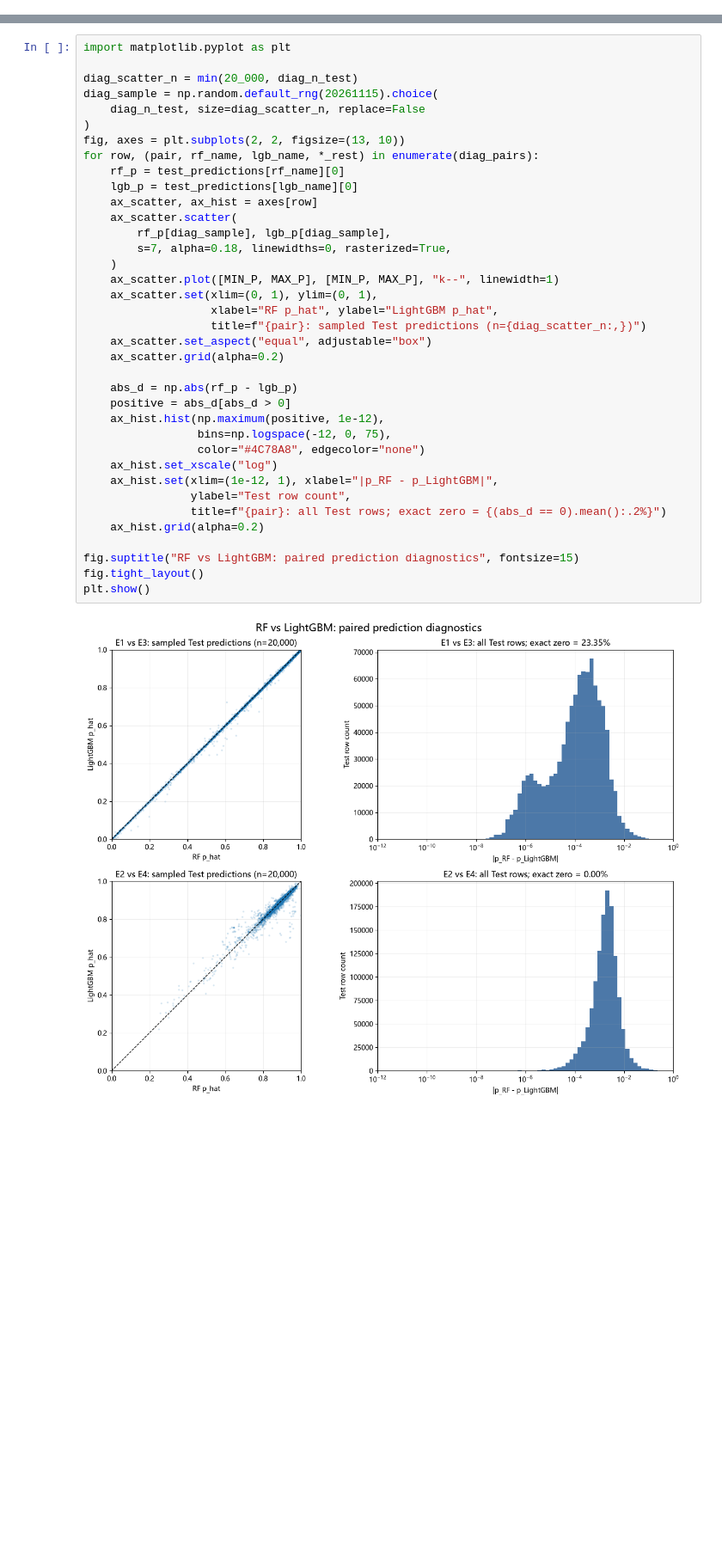
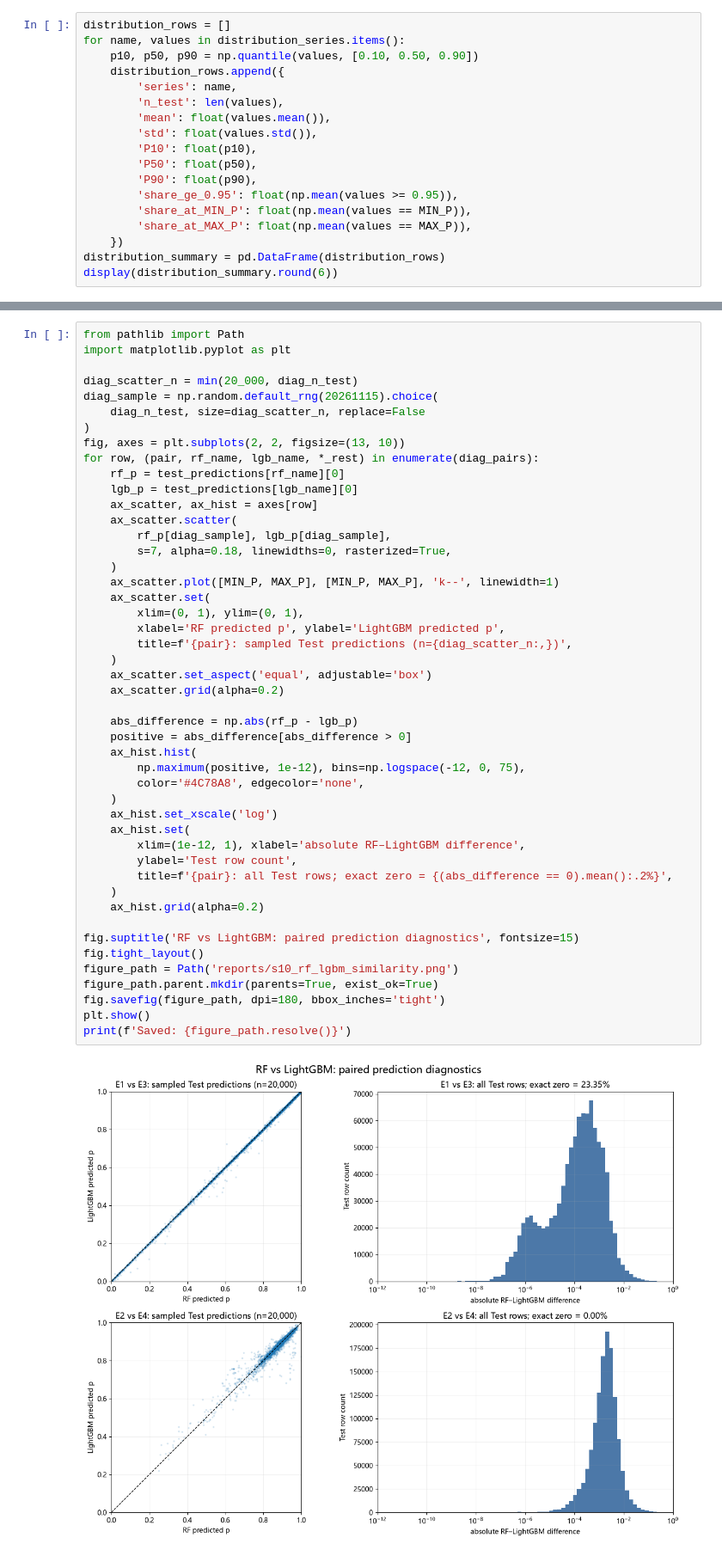
Before and after one commit to Horace564/HLR, a Jupyter notebook: legacy_full_pipeline.ipynb, the cells around one changed output, grey strips where cells are left out. Shown at 86% size. Saved outputs shown, nothing was run; the diff lists cells and outputs as text; blank space fills up the shorter version.

```diff
--- a/legacy_full_pipeline.ipynb
+++ b/legacy_full_pipeline.ipynb
@@ -3303,0 +3866,18 @@ Train mean 只预测 p，半衰期 Spearman 留空。
+# %%
+distribution_rows = []
+for name, values in distribution_series.items():
+    p10, p50, p90 = np.quantile(values, [0.10, 0.50, 0.90])
+    distribution_rows.append({
+        'series': name,
+        'n_test': len(values),
+        'mean': float(values.mean()),
+        'std': float(values.std()),
+        'P10': float(p10),
+        'P50': float(p50),
+        'P90': float(p90),
+        'share_ge_0.95': float(np.mean(values >= 0.95)),
+        'share_at_MIN_P': float(np.mean(values == MIN_P)),
+        'share_at_MAX_P': float(np.mean(values == MAX_P)),
+    })
+distribution_summary = pd.DataFrame(distribution_rows)
+display(distribution_summary.round(6))
@@ -3441,39 +4330,49 @@ with pd.option_context("display.float_format", lambda value: f"{value:.6g}"):
 # %%
+from pathlib import Path
 import matplotlib.pyplot as plt
 
 diag_scatter_n = min(20_000, diag_n_test)
 diag_sample = np.random.default_rng(20261115).choice(
     diag_n_test, size=diag_scatter_n, replace=False
 )
 fig, axes = plt.subplots(2, 2, figsize=(13, 10))
 for row, (pair, rf_name, lgb_name, *_rest) in enumerate(diag_pairs):
     rf_p = test_predictions[rf_name][0]
     lgb_p = test_predictions[lgb_name][0]
     ax_scatter, ax_hist = axes[row]
     ax_scatter.scatter(
         rf_p[diag_sample], lgb_p[diag_sample],
         s=7, alpha=0.18, linewidths=0, rasterized=True,
     )
-    ax_scatter.plot([MIN_P, MAX_P], [MIN_P, MAX_P], "k--", linewidth=1)
-    ax_scatter.set(xlim=(0, 1), ylim=(0, 1),
-                   xlabel="RF p_hat", ylabel="LightGBM p_hat",
-                   title=f"{pair}: sampled Test predictions (n={diag_scatter_n:,})")
-    ax_scatter.set_aspect("equal", adjustable="box")
+    ax_scatter.plot([MIN_P, MAX_P], [MIN_P, MAX_P], 'k--', linewidth=1)
+    ax_scatter.set(
+        xlim=(0, 1), ylim=(0, 1),
+        xlabel='RF predicted p', ylabel='LightGBM predicted p',
+        title=f'{pair}: sampled Test predictions (n={diag_scatter_n:,})',
+    )
+    ax_scatter.set_aspect('equal', adjustable='box')
     ax_scatter.grid(alpha=0.2)
 
-    abs_d = np.abs(rf_p - lgb_p)
-    positive = abs_d[abs_d > 0]
-    ax_hist.hist(np.maximum(positive, 1e-12),
-                 bins=np.logspace(-12, 0, 75),
-                 color="#4C78A8", edgecolor="none")
-    ax_hist.set_xscale("log")
-    ax_hist.set(xlim=(1e-12, 1), xlabel="|p_RF - p_LightGBM|",
-                ylabel="Test row count",
-                title=f"{pair}: all Test rows; exact zero = {(abs_d == 0).mean():.2%}")
+    abs_difference = np.abs(rf_p - lgb_p)
+    positive = abs_difference[abs_difference > 0]
+    ax_hist.hist(
+        np.maximum(positive, 1e-12), bins=np.logspace(-12, 0, 75),
+        color='#4C78A8', edgecolor='none',
+    )
+    ax_hist.set_xscale('log')
+    ax_hist.set(
+        xlim=(1e-12, 1), xlabel='absolute RF–LightGBM difference',
+        ylabel='Test row count',
+        title=f'{pair}: all Test rows; exact zero = {(abs_difference == 0).mean():.2%}',
+    )
     ax_hist.grid(alpha=0.2)
 
-fig.suptitle("RF vs LightGBM: paired prediction diagnostics", fontsize=15)
+fig.suptitle('RF vs LightGBM: paired prediction diagnostics', fontsize=15)
 fig.tight_layout()
+figure_path = Path('reports/s10_rf_lgbm_similarity.png')
+figure_path.parent.mkdir(parents=True, exist_ok=True)
+fig.savefig(figure_path, dpi=180, bbox_inches='tight')
 plt.show()
+print(f'Saved: {figure_path.resolve()}')
 # %% [output]
-[figure, old version]
+[figure, new version]
```
Also changed, not shown: parts of 140 cells of this notebook, 32 other files.
